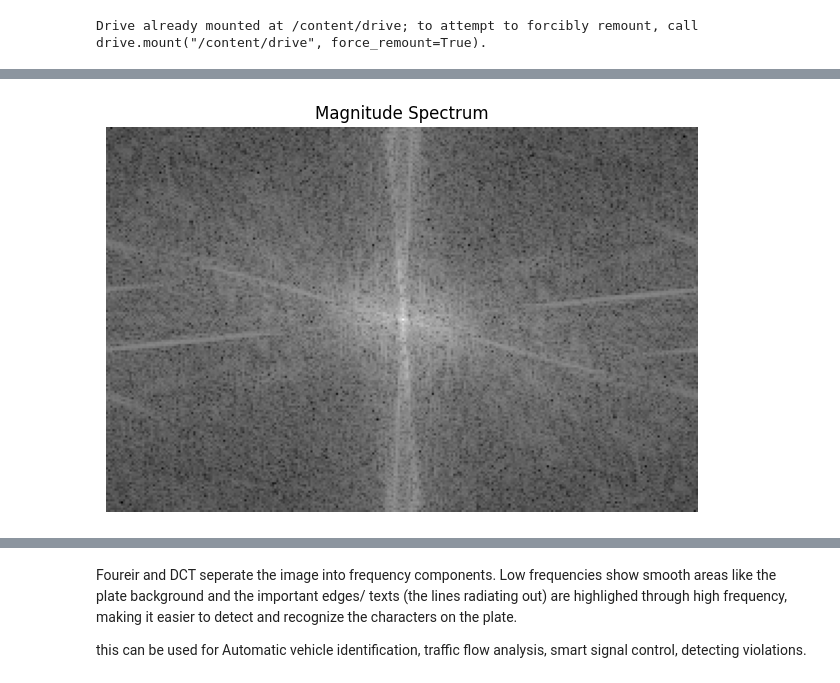
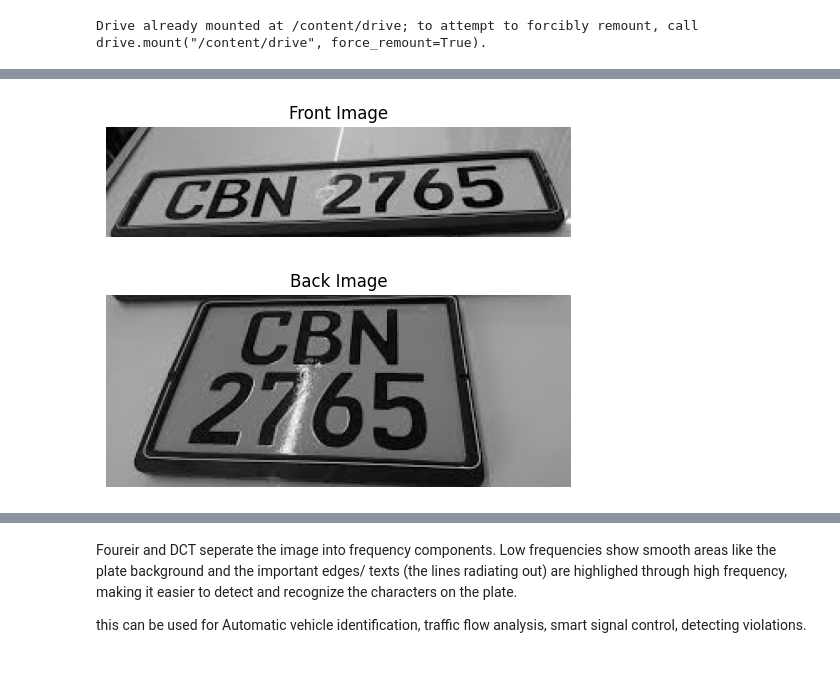
Before and after one commit to Faara34/-Optimisation-of-Travel-Routes-in-Colombo-Using-Python, a Jupyter notebook: Mathcw.ipynb, the cells around one changed output, grey strips where cells are left out. Saved outputs shown, nothing was run; the diff lists cells and outputs as text; code cells hidden in the pictures.

```diff
--- a/Mathcw.ipynb
+++ b/Mathcw.ipynb
@@ -215,16 +213,19 @@ plt.show()
-# %%
-from numpy.fft import fftshift
-#b
-#apply fourier 2d transform
-f=np.fft.fft2(gray)
-fshift = np.fft.fftshift(f)
-magnitude_spectrum = 20*np.log(np.abs(fshift)+1) #+1 to avoid log0
-
-#display magnitude spectrum
-plt.figure(figsize=(10,5))
-plt.imshow(magnitude_spectrum, cmap='gray')
-plt.title('Magnitude Spectrum')
-plt.axis('off')
-plt.show()
-# %% [output]
-[figure, removed]
+# %%
+def show_img(img_data, title):
+    plt.figure(figsize=(6, 4))
+    plt.imshow(img_data, cmap='gray')
+    plt.title(title)
+    plt.axis('off')
+    plt.show()
+
+height, width = gray.shape
+split_row = int(height * 0.37)
+
+front_img = gray[0:split_row, :]
+back_img  = gray[split_row:height, :]
+
+show_img(front_img, 'Front Image')
+show_img(back_img, 'Back Image')
+# %% [output]
+[figure, added]
+[figure, added]
```
Also changed, not shown: parts of 7 cells of this notebook.
